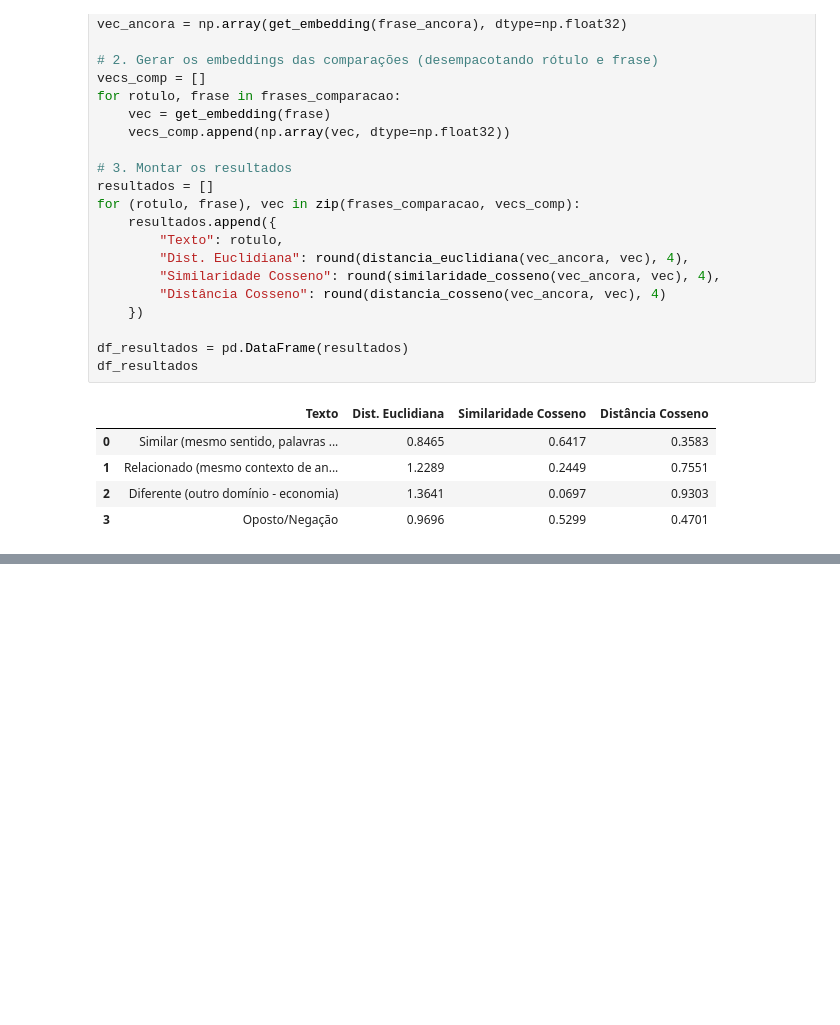
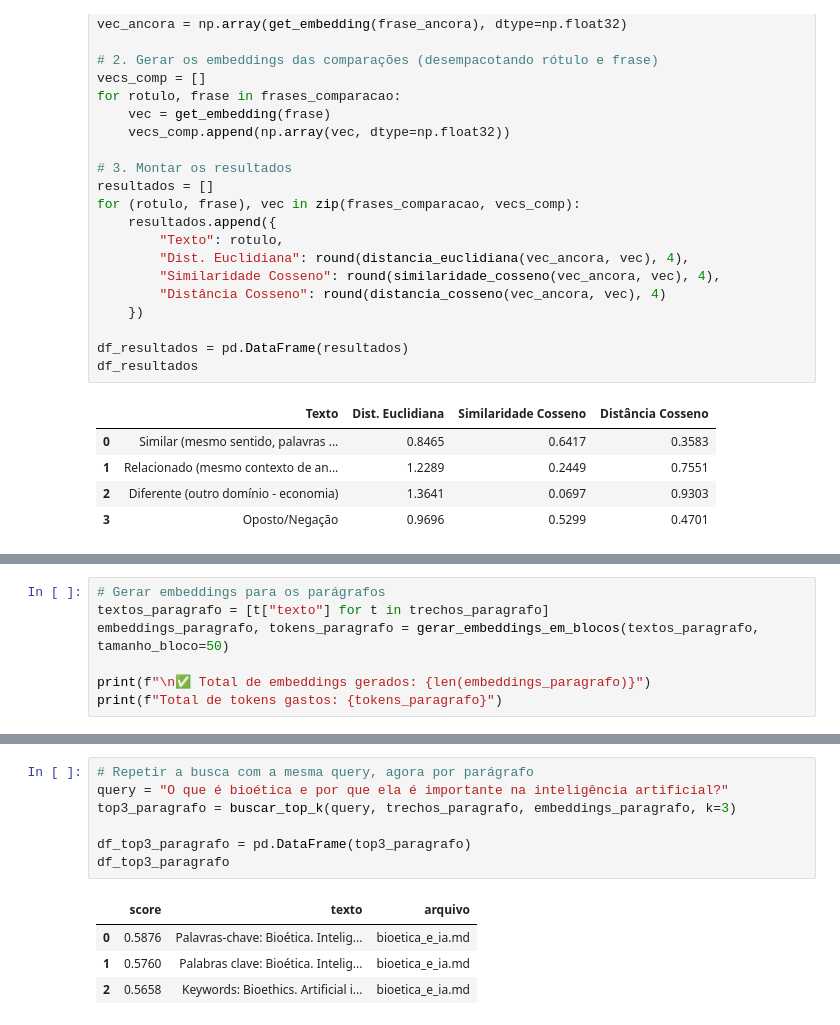
Before and after one commit to MARCIO-COSTA93/Residencia-Trilhas-em-Tecnologias-IA-Generativa-RAG, a Jupyter notebook: AULA_03/Aula_03_a.ipynb, the cells around one changed output, grey strips where cells are left out. Saved outputs shown, nothing was run; the diff lists cells and outputs as text; blank space fills up the shorter version.

```diff
--- a/AULA_03/Aula_03_a.ipynb
+++ b/AULA_03/Aula_03_a.ipynb
@@ -233,0 +366,7 @@ df_resultados
+# %%
+# Gerar embeddings para os parágrafos
+textos_paragrafo = [t["texto"] for t in trechos_paragrafo]
+embeddings_paragrafo, tokens_paragrafo = gerar_embeddings_em_blocos(textos_paragrafo, tamanho_bloco=50)
+
+print(f"\n✅ Total de embeddings gerados: {len(embeddings_paragrafo)}")
+print(f"Total de tokens gastos: {tokens_paragrafo}")
@@ -233,0 +383,12 @@ df_resultados
+# %%
+# Repetir a busca com a mesma query, agora por parágrafo
+query = "O que é bioética e por que ela é importante na inteligência artificial?"
+top3_paragrafo = buscar_top_k(query, trechos_paragrafo, embeddings_paragrafo, k=3)
+
+df_top3_paragrafo = pd.DataFrame(top3_paragrafo)
+df_top3_paragrafo
+# %% [output]
+|  | score | texto | arquivo |
+| 0 | 0.5876 | Palavras-chave: Bioética. Intelig... | bioetica_e_ia.md |
+| 1 | 0.5760 | Palabras clave: Bioética. Intelig... | bioetica_e_ia.md |
+| 2 | 0.5658 | Keywords: Bioethics. Artificial i... | bioetica_e_ia.md |
```
Also changed, not shown: parts of 13 cells of this notebook.
